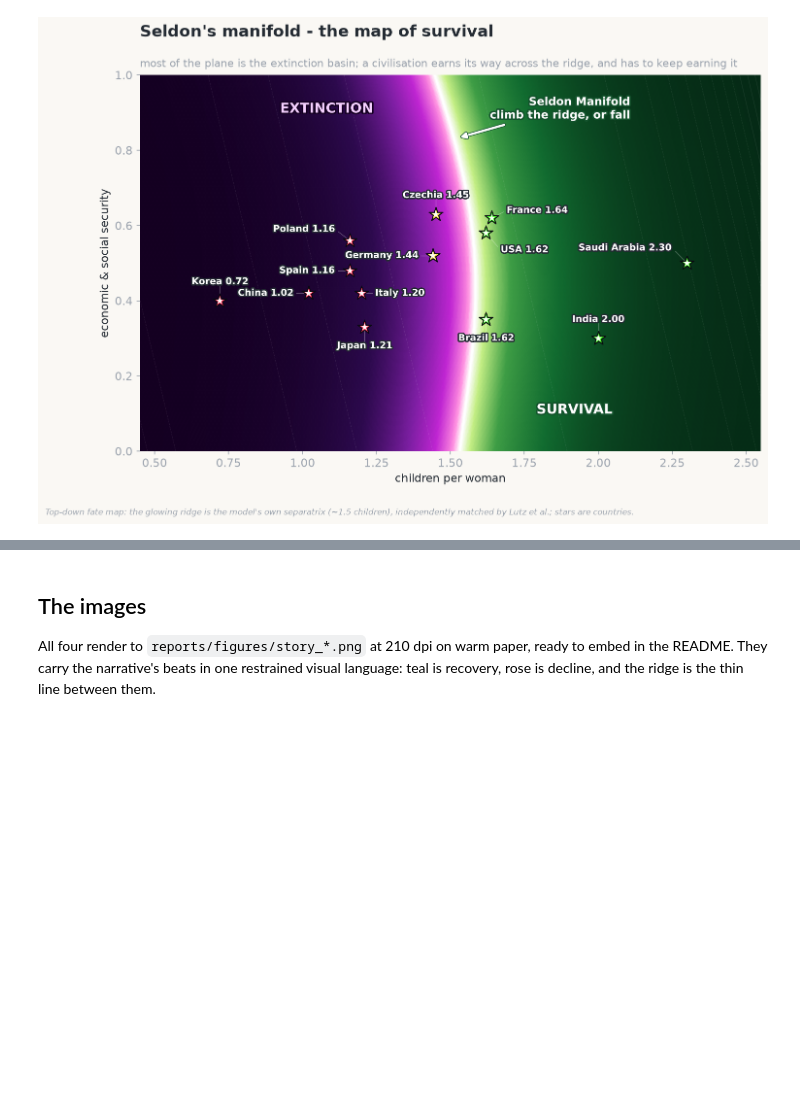
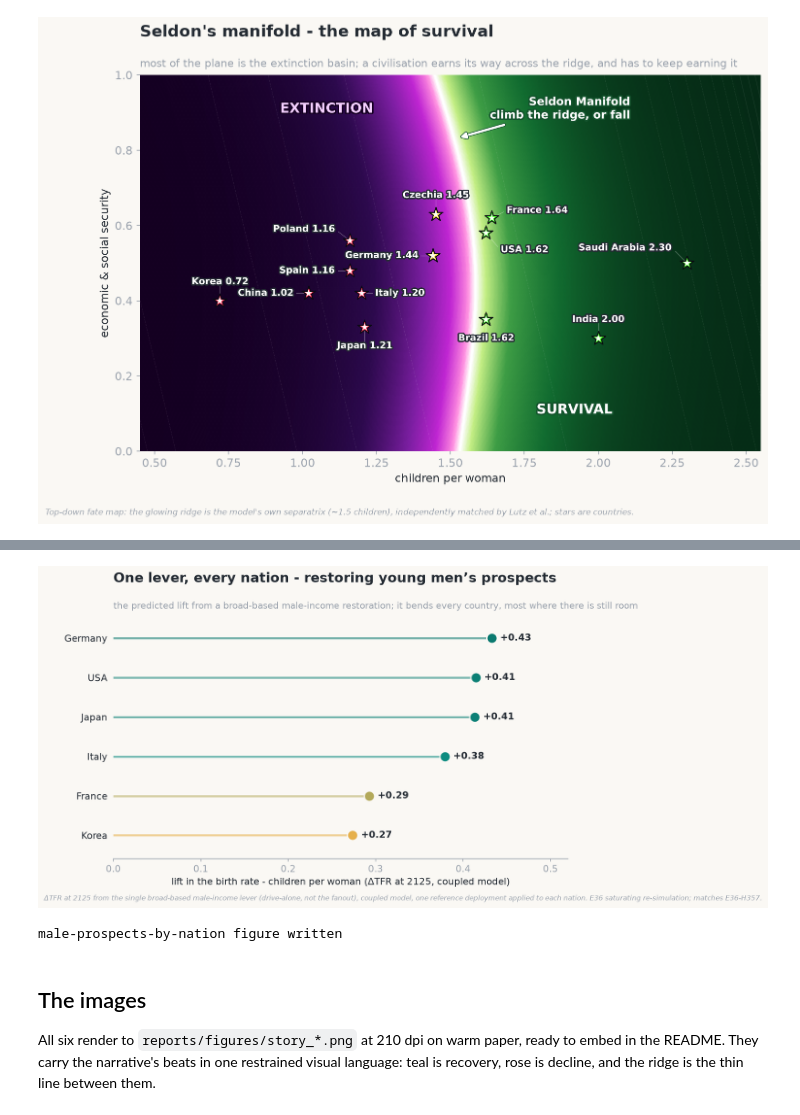
Before and after one commit to stellarshenson/sci-demographic-collapse, a Jupyter notebook: notebooks/17-kj-story-visuals.ipynb, the cells around one changed output, grey strips where cells are left out. Cells and saved outputs as stored; diff of their text form; code cells hidden in the pictures; blank space fills up the shorter version.

```diff
--- a/notebooks/17-kj-story-visuals.ipynb
+++ b/notebooks/17-kj-story-visuals.ipynb
@@ -303,6 +307,49 @@ plt.savefig(FIGS / "story_manifold.png", dpi=210, bbox_inches="tight", pad_inche
+# %%
+# The basic male-prospects lever - a broad-based, gender-balanced restoration of young men's relative
+# income (the single 'drive-alone' lever, NOT the full fanout) - measured across nations. Reproduces the
+# E36 (nb32) saturating calibration exactly (matches E36-H357: Korea +0.274, Germany +0.433, France +0.293)
+# and extends it to all six calibrated nations.
+from sci_demographic_collapse.emergent import REAL as MP_REAL, EmergentModel, ramp as _ramp
+_m = EmergentModel(data_dir=str(PROJ/'data'/'raw'/'unwpp'))
+_BASE = {r:_m.run_cal(r) for r in MP_REAL}
+def _f9(fq=0.0,fS=0.0,fC=0.0,fPb=0.0,d=10):
+    def fy(yr):
+        s=_ramp(yr,d=d); return [fS*s,fC*s,fPb*s,0,0,0,fq*s,0,0]
+    return fy
+def _dt(r,fy): return _m.run_cal(r,fy)['tfr']-_BASE[r]['tfr']
+# Hill drive calibrated on Korea to the E22 positional ceiling (E36 cell 9)
+_gfq=_dt('Korea',_f9(fq=0.05))/0.05
+_CEIL=_dt('Korea',_f9(fS=1.0*1.2*0.20,fC=0.4*0.5*0.20,fPb=0.45*3.0*0.20))
+_grid=np.linspace(0.02,0.6,60); _dg=np.array([_dt('Korea',_f9(fq=f)) for f in _grid])
+_QMAX=float(np.interp(_CEIL,_dg,_grid)); _I50=float(_gfq*_QMAX/0.03)
+_Hill=lambda I:_QMAX*I/(_I50+I)
+I_REF=30.0                                    # near-saturating broad-based lift (E36 reference deployment)
+mp={r:_dt(r,_f9(fq=_Hill(I_REF))) for r in MP_REAL}
+mp=dict(sorted(mp.items(),key=lambda kv:kv[1]))
+names=list(mp); vals=[mp[n] for n in names]
+fig,ax=plt.subplots(figsize=(9.6,5.2))
+lo,hi=min(vals),max(vals)
+for i,(n,v) in enumerate(zip(names,vals)):
+    c=COOLWARM(0.5+0.5*(v-lo)/(hi-lo+1e-9))
+    ax.plot([0,v],[i,i],color=c,lw=2.4,alpha=0.55,zorder=1)
+    ax.scatter([v],[i],s=150,color=c,zorder=2,edgecolor=PAPER,linewidth=1.5)
+    ax.annotate(f'+{v:.2f}',(v,i),xytext=(10,0),textcoords='offset points',va='center',fontsize=11,color=INK,fontweight='bold')
+ax.set_yticks(range(len(names))); ax.set_yticklabels(names,fontsize=11,color=INK)
+ax.set_xlim(0,0.52); ax.set_ylim(-0.6,len(names)-0.4)
+ax.set_xlabel('lift in the birth rate - children per woman (\u0394TFR at 2125, coupled model)')
+ax.spines['left'].set_visible(False); ax.tick_params(left=False)
+titled(ax,'One lever, every nation - restoring young men\u2019s prospects',
+       'the predicted lift from a broad-based male-income restoration; it bends every country, most where there is still room')
+caption(fig,'\u0394TFR at 2125 from the single broad-based male-income lever (drive-alone, not the fanout), coupled model, '
+        'one reference deployment applied to each nation. E36 saturating re-simulation; matches E36-H357.')
+plt.savefig(FIGS/'story_male_prospects.png'); plt.show()
+rprint('[green]male-prospects-by-nation figure written[/green]')
+# %% [output]
+[figure, added]
+male-prospects-by-nation figure written
 # %% [markdown]
 ## The images
 
-All four render to `reports/figures/story_*.png` at 210 dpi on warm paper, ready to embed in the README. They
+All six render to `reports/figures/story_*.png` at 210 dpi on warm paper, ready to embed in the README. They
 carry the narrative's beats in one restrained visual language: teal is recovery, rose is decline, and the
 ridge is the thin line between them.
```
Also changed, not shown: parts of 2 cells of this notebook, 4 other files.
